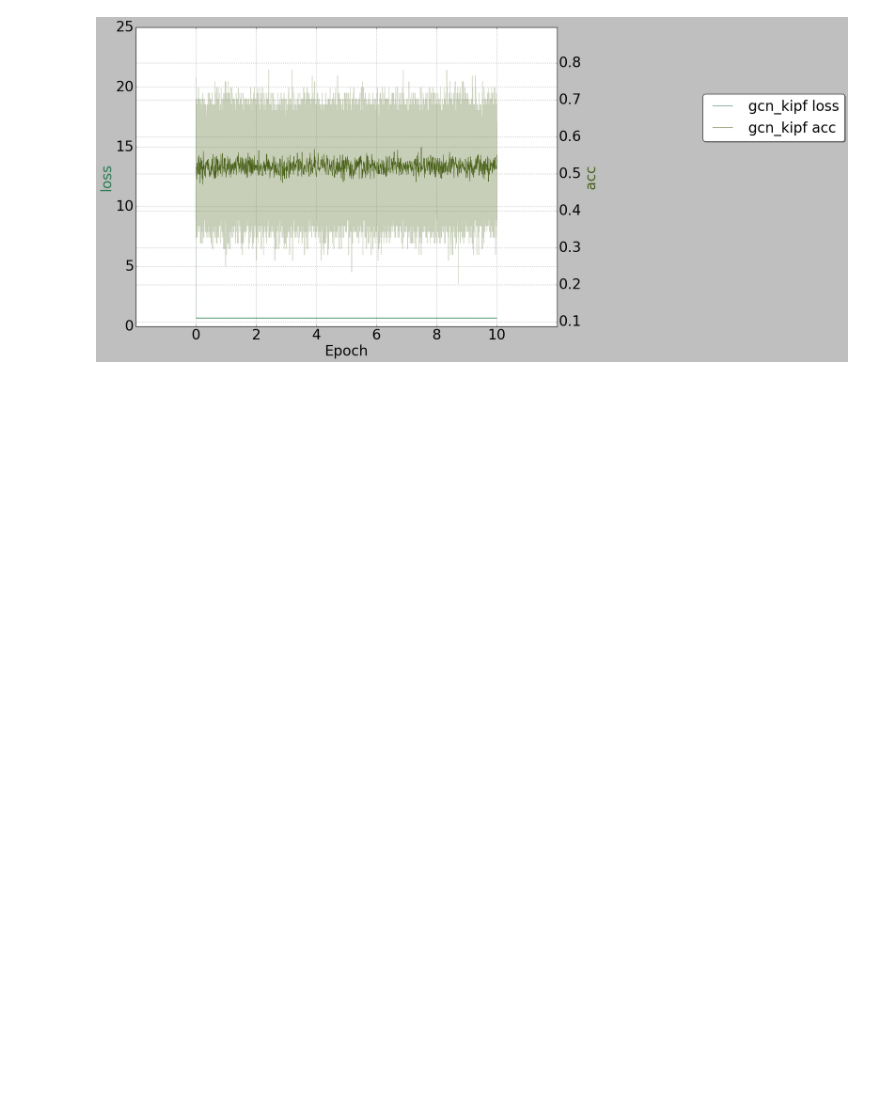
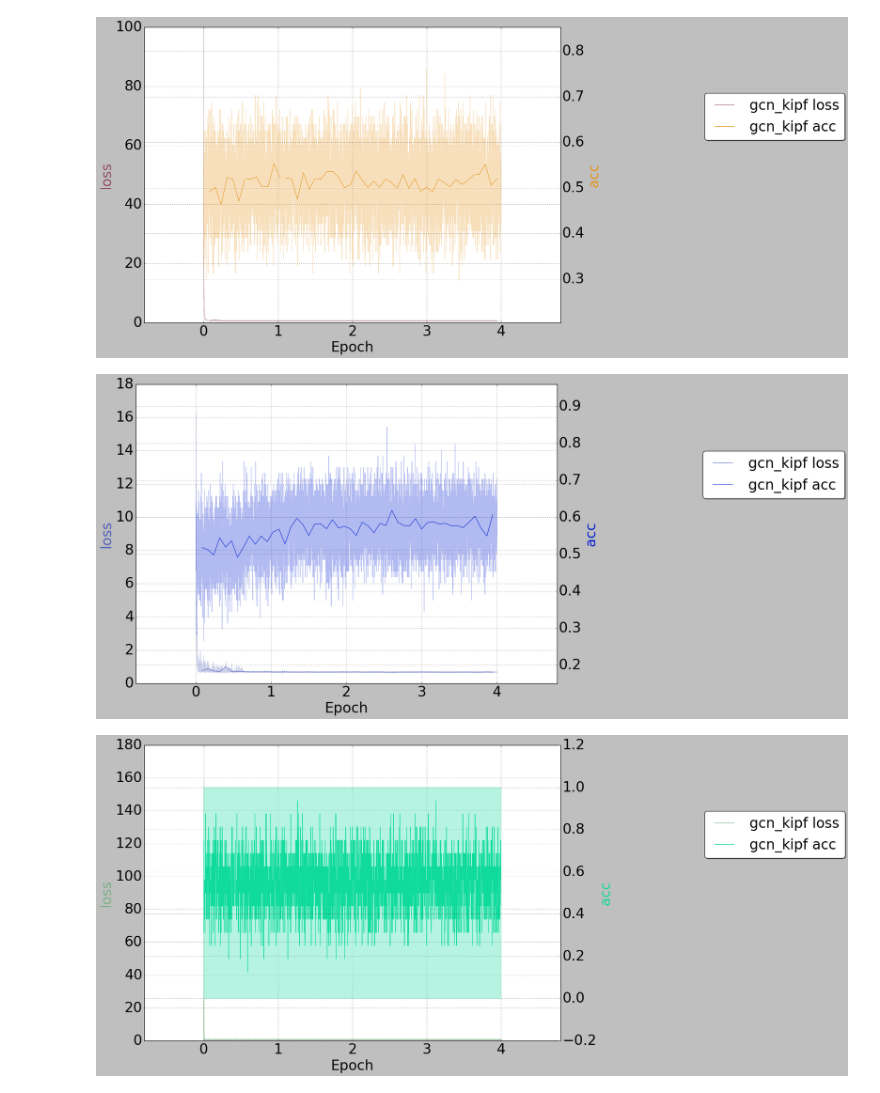
Before and after one commit to WatChMaL/NeutronGNN, a Jupyter notebook: visualisation/training_progression.ipynb, the cells around one changed output. Saved outputs shown, nothing was run; the diff lists cells and outputs as text; code cells hidden in the pictures; blank space fills up the shorter version.

```diff
--- a/visualisation/training_progression.ipynb
+++ b/visualisation/training_progression.ipynb
@@ -152,16 +152,18 @@ def plot_log(run_ids, model_ids, model_cls, keys, dumps_path, lgd_loc=(0.8,0.5),
         plt.clf()
         plt.close()
 # %%
-dumps_path = "/home/jwalker/data/NeutronGNN/dump/"
-run_ids = [["gcn_kipf20200203_151411"]]
-model_ids = [["gcn_kipf"]]
+dumps_path = "/fast_scratch/NeutronGNN/dump/"
+run_ids = [["gcn_kipf20200206_120029"],["gcn_kipf20200206_153535"],["gcn_kipf20200206_161242"],["gcn_kipf20200206_200931"],["gcn_kipf20200207_164501"],["gcn_kipf20200211_112316"],["gcn_kipf20200211_150346"]]
+model_ids = [["gcn_kipf"],["gcn_kipf"],["gcn_kipf"],["gcn_kipf"],["gcn_kipf"],["gcn_kipf"],["gcn_kipf"]]
 
 for run_id, model_id in zip(run_ids, model_ids):
     model_colors = [(np.random.rand(3,), np.random.rand(3,)) for model in model_id]
     keys = ["loss", "acc"]
 
     save_path = os.path.join(dumps_path, run_id[0], "train_prog.png")
     plot_log(run_id, model_id, model_colors, keys, dumps_path, lgd_loc=(1.7, 0.8),
              val=True, log=False, show=True, save_path=save_path)
 # %% [output]
-[figure, old version]
+[figure, new version]
+[figure, added]
+[figure, added]
```
Also changed, not shown: parts of 1 cell of this notebook.
